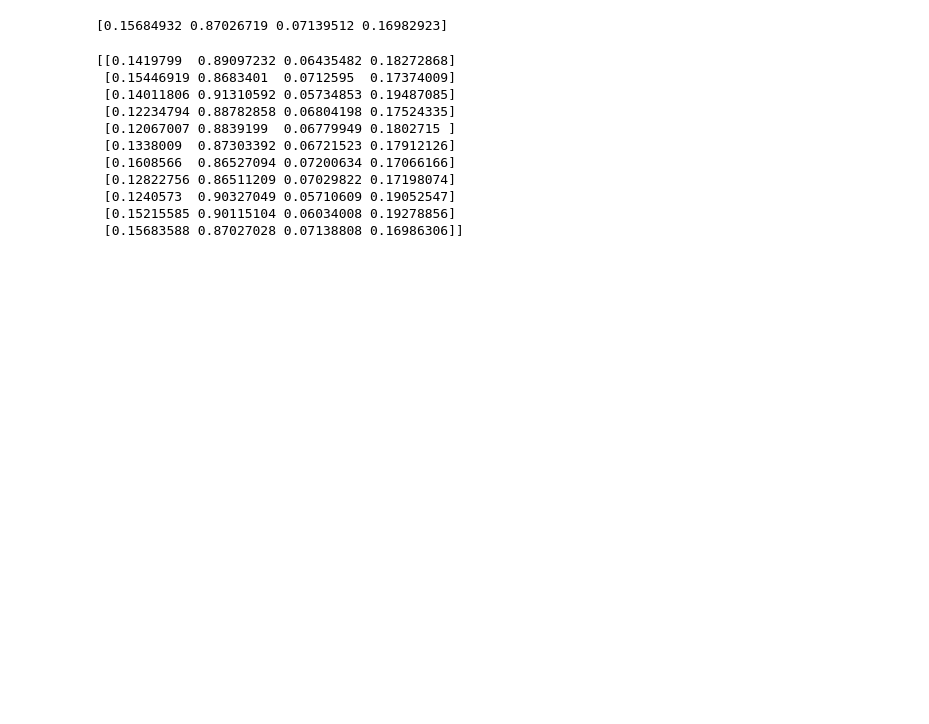
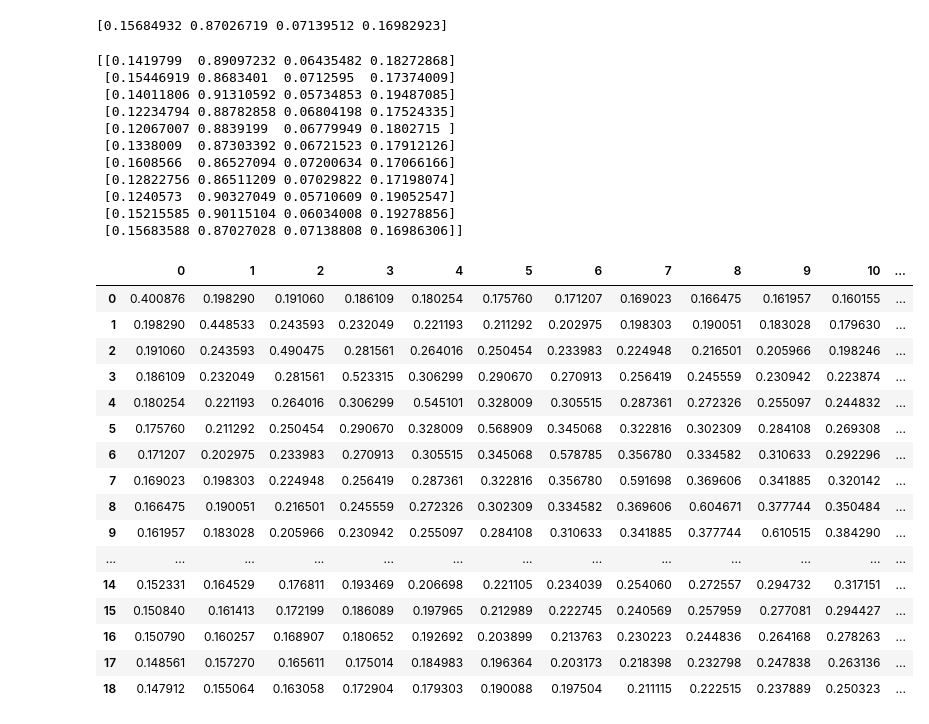
Before and after one commit to sgcbayli024/simulated_method_of_moments, a Jupyter notebook: simulated_method_of_moments.ipynb, the cells around one changed output. Cells and saved outputs as stored; diff of their text form; code cells hidden in the pictures; blank space fills up the shorter version.

Commit message:
save var-covar matrix of matched params

```diff
--- a/simulated_method_of_moments.ipynb
+++ b/simulated_method_of_moments.ipynb
@@ -335,0 +341,60 @@ print(vals_newer)
+# %%
+def simulate_income_data_id_w(p, num_individuals, num_periods, seed):
+
+    var_alpha, rho, var_eta, var_epsilon = p
+
+    np.random.seed(seed) # VVD
+
+    # Simulate individual-specific fixed effects
+    individual_fixed_effects = np.random.normal(scale=np.sqrt(var_alpha), size=num_individuals)
+
+    # Initialize DataFrame to store simulated income data
+    simulated_data = pd.DataFrame(index=range(num_individuals), columns=range(num_periods))
+
+    # Simulate income data for each individual
+    for i in range(num_individuals):
+
+        # Initialise the autoregressive process
+        z_process = 0
+
+        # Generate income data for each period
+        for t in range(num_periods):
+
+            # Simulate shock to the autoregressive process
+            eta = np.random.normal(scale=np.sqrt(var_eta))
+
+            # Update autoregressive process
+            z_process = rho * z_process + eta
+
+            # Simulate income for the current period
+            income = individual_fixed_effects[i] + z_process + np.random.normal(scale=np.sqrt(var_epsilon))
+
+            # Store simulated income in DataFrame
+            simulated_data.at[i, t] = income
+
+    cov_matrix = simulated_data.cov()
+
+    #simulated_moments = cov_matrix.values
+
+    return cov_matrix
+# %%
+final_out_id = simulate_income_data_id_w(avg_params_id, 100000, 19, 2)
+display(final_out_id)
+# %% [output]
+|  | 0 | 1 | 2 | 3 | 4 | 5 | 6 | 7 | 8 | 9 | 10 | ... |
+| 0 | 0.400876 | 0.198290 | 0.191060 | 0.186109 | 0.180254 | 0.175760 | 0.171207 | 0.169023 | 0.166475 | 0.161957 | 0.160155 | ... |
+| 1 | 0.198290 | 0.448533 | 0.243593 | 0.232049 | 0.221193 | 0.211292 | 0.202975 | 0.198303 | 0.190051 | 0.183028 | 0.179630 | ... |
+| 2 | 0.191060 | 0.243593 | 0.490475 | 0.281561 | 0.264016 | 0.250454 | 0.233983 | 0.224948 | 0.216501 | 0.205966 | 0.198246 | ... |
+| 3 | 0.186109 | 0.232049 | 0.281561 | 0.523315 | 0.306299 | 0.290670 | 0.270913 | 0.256419 | 0.245559 | 0.230942 | 0.223874 | ... |
+| 4 | 0.180254 | 0.221193 | 0.264016 | 0.306299 | 0.545101 | 0.328009 | 0.305515 | 0.287361 | 0.272326 | 0.255097 | 0.244832 | ... |
+| 5 | 0.175760 | 0.211292 | 0.250454 | 0.290670 | 0.328009 | 0.568909 | 0.345068 | 0.322816 | 0.302309 | 0.284108 | 0.269308 | ... |
+| 6 | 0.171207 | 0.202975 | 0.233983 | 0.270913 | 0.305515 | 0.345068 | 0.578785 | 0.356780 | 0.334582 | 0.310633 | 0.292296 | ... |
+| 7 | 0.169023 | 0.198303 | 0.224948 | 0.256419 | 0.287361 | 0.322816 | 0.356780 | 0.591698 | 0.369606 | 0.341885 | 0.320142 | ... |
+| 8 | 0.166475 | 0.190051 | 0.216501 | 0.245559 | 0.272326 | 0.302309 | 0.334582 | 0.369606 | 0.604671 | 0.377744 | 0.350484 | ... |
+| 9 | 0.161957 | 0.183028 | 0.205966 | 0.230942 | 0.255097 | 0.284108 | 0.310633 | 0.341885 | 0.377744 | 0.610515 | 0.384290 | ... |
+| ... | ... | ... | ... | ... | ... | ... | ... | ... | ... | ... | ... | ... |
+| 14 | 0.152331 | 0.164529 | 0.176811 | 0.193469 | 0.206698 | 0.221105 | 0.234039 | 0.254060 | 0.272557 | 0.294732 | 0.317151 | ... |
+| 15 | 0.150840 | 0.161413 | 0.172199 | 0.186089 | 0.197965 | 0.212989 | 0.222745 | 0.240569 | 0.257959 | 0.277081 | 0.294427 | ... |
+| 16 | 0.150790 | 0.160257 | 0.168907 | 0.180652 | 0.192692 | 0.203899 | 0.213763 | 0.230223 | 0.244836 | 0.264168 | 0.278263 | ... |
+| 17 | 0.148561 | 0.157270 | 0.165611 | 0.175014 | 0.184983 | 0.196364 | 0.203173 | 0.218398 | 0.232798 | 0.247838 | 0.263136 | ... |
+| 18 | 0.147912 | 0.155064 | 0.163058 | 0.172904 | 0.179303 | 0.190088 | 0.197504 | 0.211115 | 0.222515 | 0.237889 | 0.250323 | ... |
```
Also changed, not shown: parts of 2 cells of this notebook.
